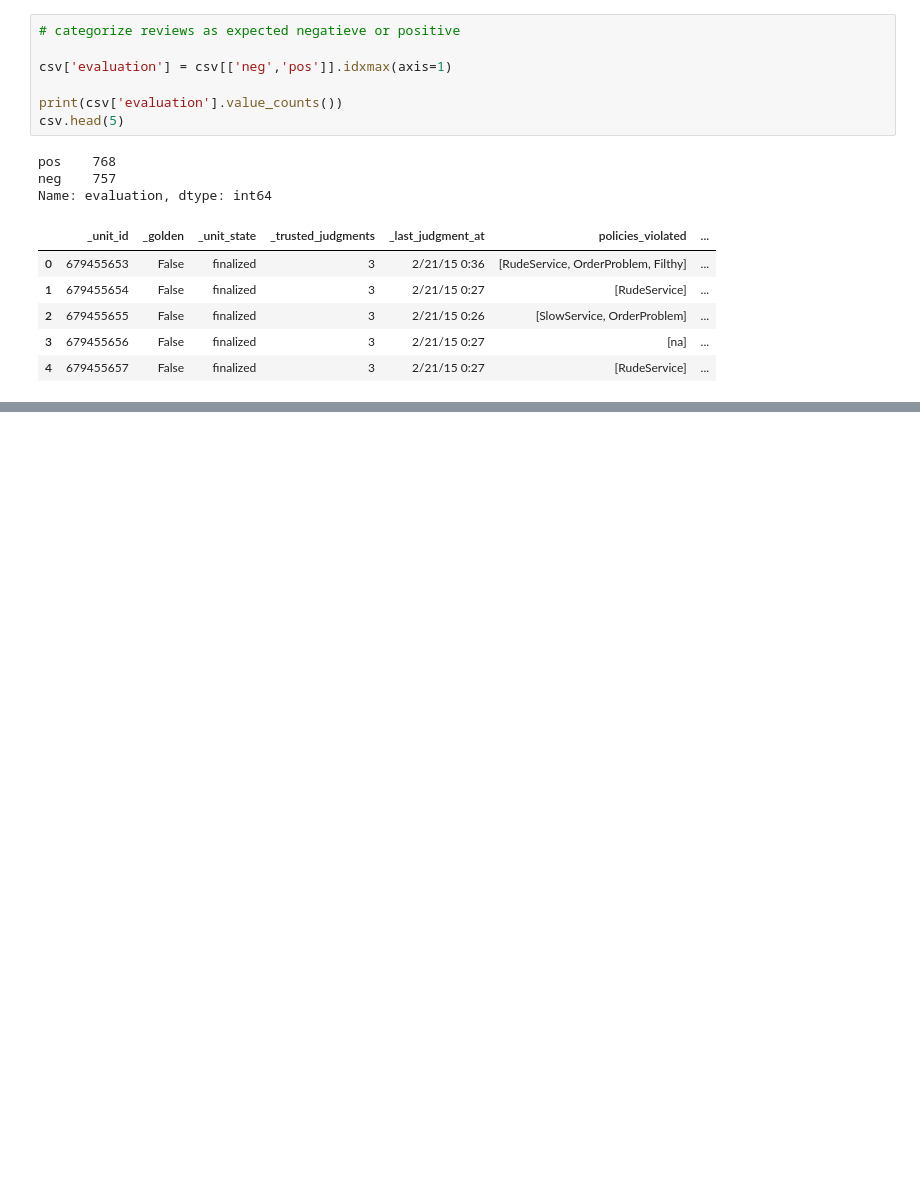
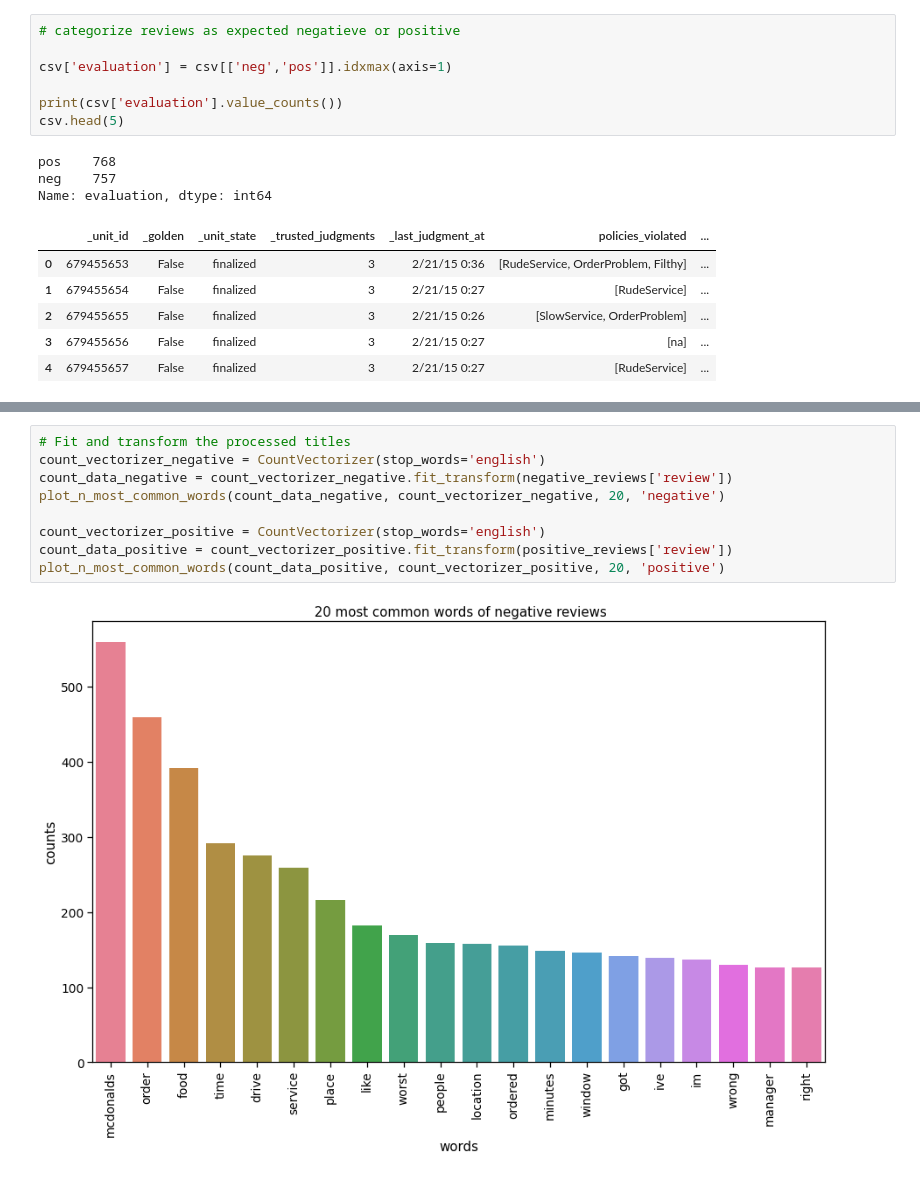
Before and after one commit to MichM072/Text_mining_project, a Jupyter notebook: notebook_project.ipynb, the cells around one changed output, grey strips where cells are left out. Saved outputs shown, nothing was run; the diff lists cells and outputs as text; blank space fills up the shorter version.

```diff
--- a/notebook_project.ipynb
+++ b/notebook_project.ipynb
@@ -153,0 +226,11 @@ dtype: int64
+# %%
+# Fit and transform the processed titles
+count_vectorizer_negative = CountVectorizer(stop_words='english')
+count_data_negative = count_vectorizer_negative.fit_transform(negative_reviews['review'])
+plot_n_most_common_words(count_data_negative, count_vectorizer_negative, 20, 'negative')
+
+count_vectorizer_positive = CountVectorizer(stop_words='english')
+count_data_positive = count_vectorizer_positive.fit_transform(positive_reviews['review'])
+plot_n_most_common_words(count_data_positive, count_vectorizer_positive, 20, 'positive')
+# %% [output]
+[figure, added]
```
Also changed, not shown: parts of 10 cells of this notebook.
